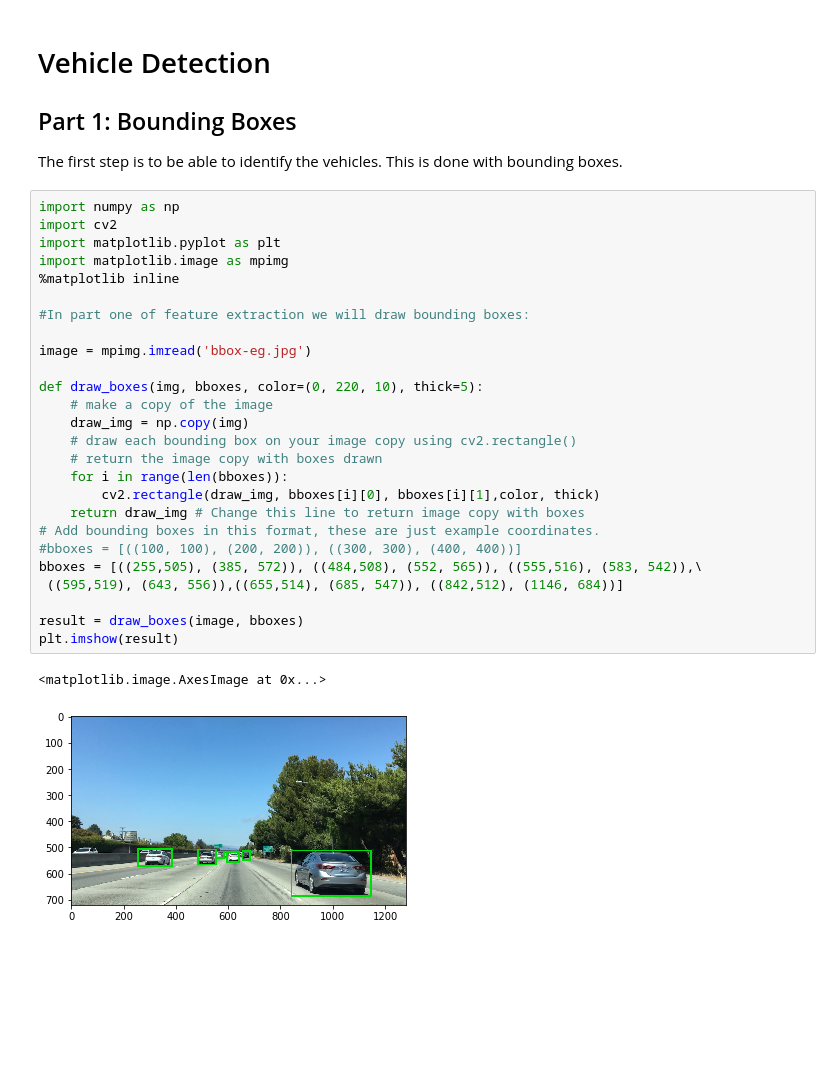
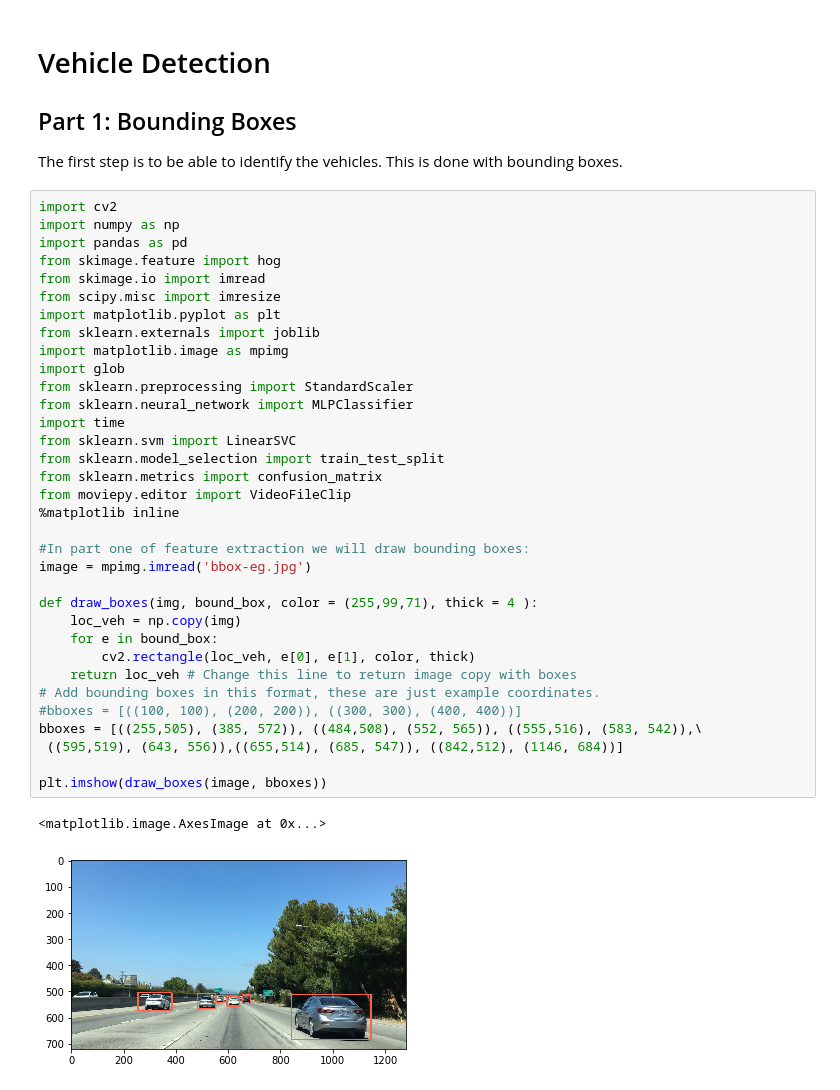
Before and after one commit to JPWILSON/VehicleDetection, a Jupyter notebook: Vehicle Detection.ipynb, the cells around one changed output. Cells and saved outputs as stored; diff of their text form; blank space fills up the shorter version.

```diff
--- a/Vehicle Detection.ipynb
+++ b/Vehicle Detection.ipynb
@@ -5,31 +5,39 @@
 
 The first step is to be able to identify the vehicles. This is done with bounding boxes.
 # %%
+import cv2
 import numpy as np
-import cv2
+import pandas as pd
+from skimage.feature import hog
+from skimage.io import imread
+from scipy.misc import imresize
 import matplotlib.pyplot as plt
+from sklearn.externals import joblib
 import matplotlib.image as mpimg
+import glob
+from sklearn.preprocessing import StandardScaler
+from sklearn.neural_network import MLPClassifier
+import time
+from sklearn.svm import LinearSVC
+from sklearn.model_selection import train_test_split
+from sklearn.metrics import confusion_matrix
+from moviepy.editor import VideoFileClip
 %matplotlib inline
 
 #In part one of feature extraction we will draw bounding boxes:
-
 image = mpimg.imread('bbox-eg.jpg')
 
-def draw_boxes(img, bboxes, color=(0, 220, 10), thick=5):
-    # make a copy of the image
-    draw_img = np.copy(img)
-    # draw each bounding box on your image copy using cv2.rectangle()
-    # return the image copy with boxes drawn
-    for i in range(len(bboxes)):
-        cv2.rectangle(draw_img, bboxes[i][0], bboxes[i][1],color, thick)
-    return draw_img # Change this line to return image copy with boxes
+def draw_boxes(img, bound_box, color = (255,99,71), thick = 4 ):
+    loc_veh = np.copy(img)
+    for e in bound_box:
+        cv2.rectangle(loc_veh, e[0], e[1], color, thick)
+    return loc_veh # Change this line to return image copy with boxes
 # Add bounding boxes in this format, these are just example coordinates.
 #bboxes = [((100, 100), (200, 200)), ((300, 300), (400, 400))]
 bboxes = [((255,505), (385, 572)), ((484,508), (552, 565)), ((555,516), (583, 542)),\
  ((595,519), (643, 556)),((655,514), (685, 547)), ((842,512), (1146, 684))]
 
-result = draw_boxes(image, bboxes)
-plt.imshow(result)
+plt.imshow(draw_boxes(image, bboxes))
 # %% [output]
 <matplotlib.image.AxesImage at 0x...>
-[figure, old version]
+[figure, new version]
```
Also changed, not shown: parts of 22 cells of this notebook.
